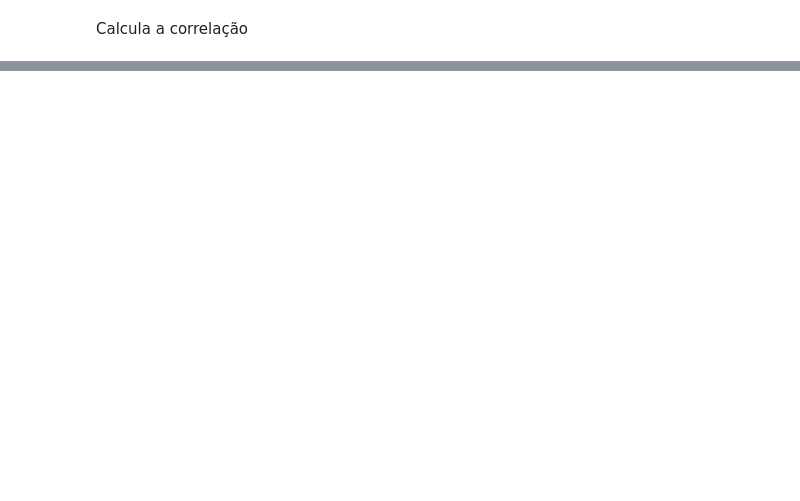
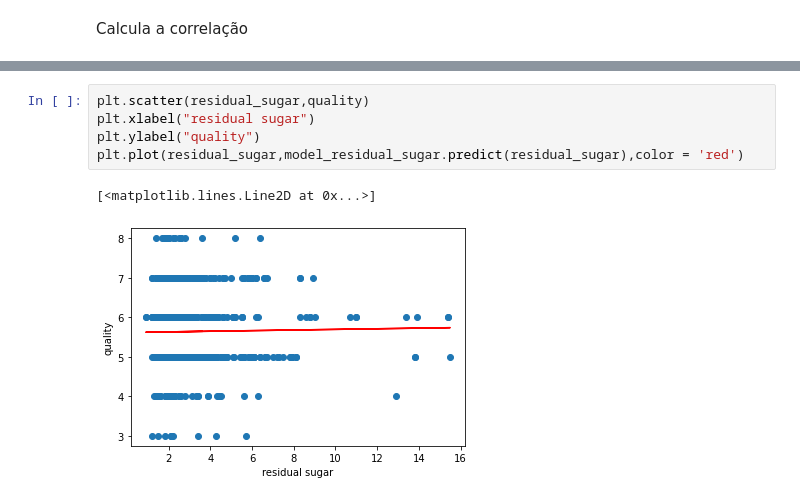
Before and after one commit to viniolvs/ML-Regression, a Jupyter notebook: trab3.ipynb, the cells around one changed output, grey strips where cells are left out. Saved outputs shown, nothing was run; the diff lists cells and outputs as text; blank space fills up the shorter version.

```diff
--- a/trab3.ipynb
+++ b/trab3.ipynb
@@ -101,0 +154,8 @@ Correlação de alcohol em qualidade =
+# %%
+plt.scatter(residual_sugar,quality)
+plt.xlabel("residual sugar")
+plt.ylabel("quality")
+plt.plot(residual_sugar,model_residual_sugar.predict(residual_sugar),color = 'red')
+# %% [output]
+[<matplotlib.lines.Line2D at 0x...>]
+[figure, added]
```
Also changed, not shown: parts of 13 cells of this notebook.
